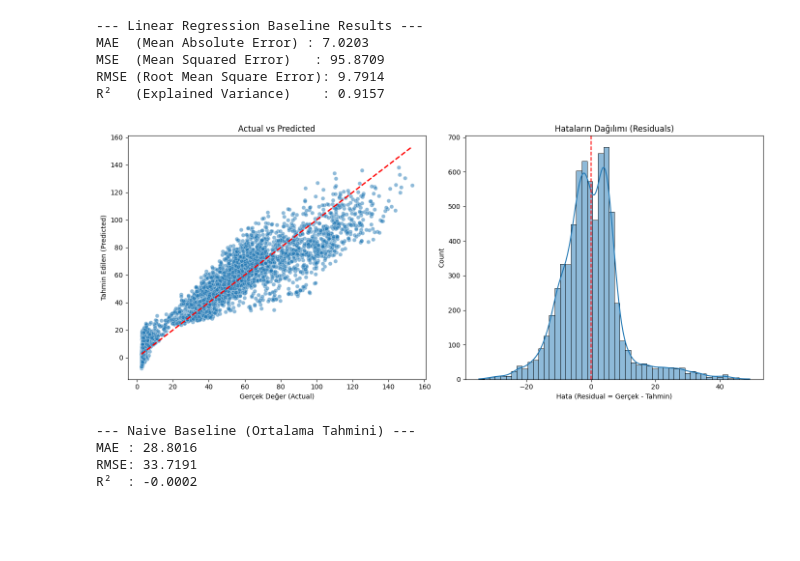
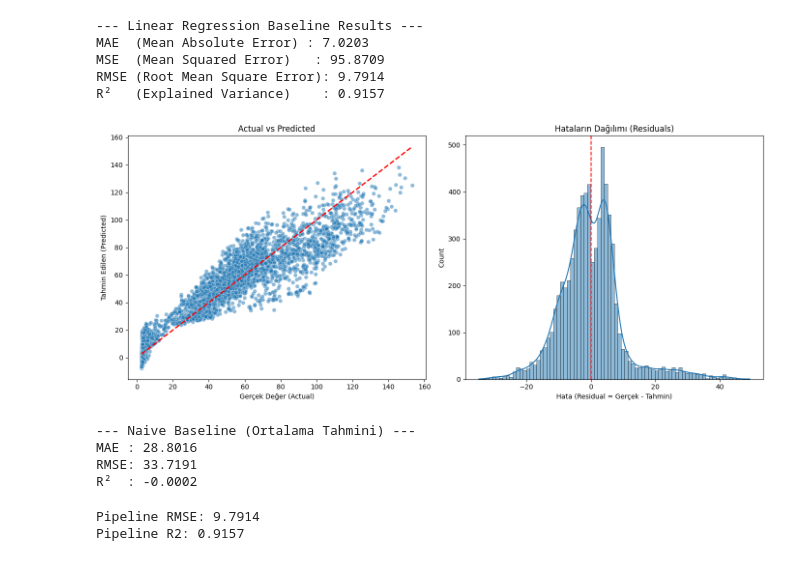
Before and after one commit to Erkan3034/steel-industry-energy-consumption, a Jupyter notebook: steel-industry-energy-consumption.ipynb, the cells around one changed output. Cells and saved outputs as stored; diff of their text form; code cells hidden in the pictures; blank space fills up the shorter version.

```diff
--- a/steel-industry-energy-consumption.ipynb
+++ b/steel-industry-energy-consumption.ipynb
@@ -360,29 +360,29 @@ R²   (Explained Variance)    : 0.9157
 # %%
 import matplotlib.pyplot as plt
 import seaborn as sns
 
 # 1. Actual vs Predicted Graphic
 plt.figure(figsize=(14, 6))
 
 plt.subplot(1, 2, 1)
 sns.scatterplot(x=y_test, y=y_pred, alpha=0.5)
 # best preiction line ( red)
 plt.plot([y_test.min(), y_test.max()], [y_test.min(), y_test.max()], 'r--', lw=2)
 plt.xlabel("Gerçek Değer (Actual)")
 plt.ylabel("Tahmin Edilen (Predicted)")
 plt.title("Actual vs Predicted")
 
 # 2. Residual (Hata) distribution
 residuals = y_test - y_pred
 
 plt.subplot(1, 2, 2)
-sns.histplot(residuals, kde=True, bins=50)
+sns.histplot(residuals, kde=True, bins=80)
 plt.axvline(x=0, color='r', linestyle='--')
 plt.xlabel("Hata (Residual = Gerçek - Tahmin)")
 plt.title("Hataların Dağılımı (Residuals)")
 
 plt.tight_layout()
 plt.show()
 # %% [output]
-[figure, old version]
+[figure, new version]
 # %%
@@ -402,3 +402,62 @@ print(f"R²  : {naive_r2:.4f}")
 MAE : 28.8016
 RMSE: 33.7191
 R²  : -0.0002
+# %%
+# setup PIPELINE
+from sklearn.pipeline import Pipeline
+from sklearn.compose import ColumnTransformer
+from sklearn.preprocessing import StandardScaler, OneHotEncoder
+from sklearn.linear_model import LinearRegression
+
+
+# 1. specify the categorical and numerical columns(on the X_train)
+numeric_features = ['Lagging_Current_Reactive.Power_kVarh', 'Leading_Current_Reactive_Power_kVarh',
+                    'Lagging_Current_Power_Factor', 'Leading_Current_Power_Factor', 'NSM']
+
+
+categorical_features = [
+    "WeekStatus","Day_of_week","Load_Type"
+]
+
+# 2. Processing Numeric Data(StandardScaler Only)
+numeric_transformer = Pipeline(steps =[
+    ("scaler", StandardScaler())
+])
+
+# 3. Processing categorical data(OneHOtEncoder)
+# drop = 'first'  prevents the "dummy variable trap" and handle=unknown = "ignore" prenvents an error from occuring if a new category appears in the test
+categorical_transformer = Pipeline(steps = [
+    ("onehot", OneHotEncoder(drop = "first", handle_unknown ='ignore'))
+])
+
+
+# 4. use ColumnTransfer to combine both of them
+preprocessor = ColumnTransformer(
+    transformers = [
+        ('num', numeric_transformer, numeric_features),
+        ('cat', categorical_transformer, categorical_features)
+    ])
+
+# 5. group allseries into a single PIPELINE
+pipeline_lr = Pipeline(steps=[
+    ("preprocessor",preprocessor),
+    ("regressor", LinearRegression())
+])
+
+# 6. Train using the raw X_train and y_train data (it will handle the encoding and scaling for us)
+pipeline_lr.fit(X_train, y_train)
+
+# 7. Predict with test data
+y_pred_pipeline = pipeline_lr.predict(X_test)
+
+# Compare the results
+from sklearn.metrics import mean_squared_error, r2_score
+import numpy as np
+rmse_pipeline = np.sqrt(mean_squared_error(y_test, y_pred_pipeline))
+r2_pipeline = r2_score(y_test, y_pred_pipeline)
+
+print(f"Pipeline RMSE: {rmse_pipeline:.4f}")
+print(f"Pipeline R2: {r2_pipeline:.4f}")
+# %% [output]
+Pipeline RMSE: 9.7914
+Pipeline R2: 0.9157
```
Also changed, not shown: parts of 2 cells of this notebook.
